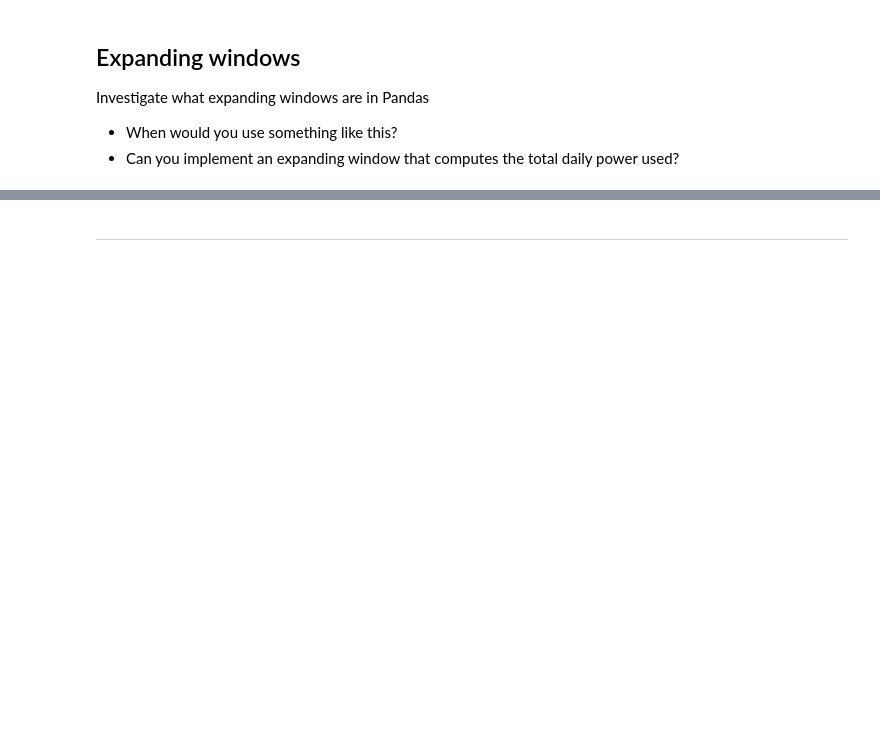
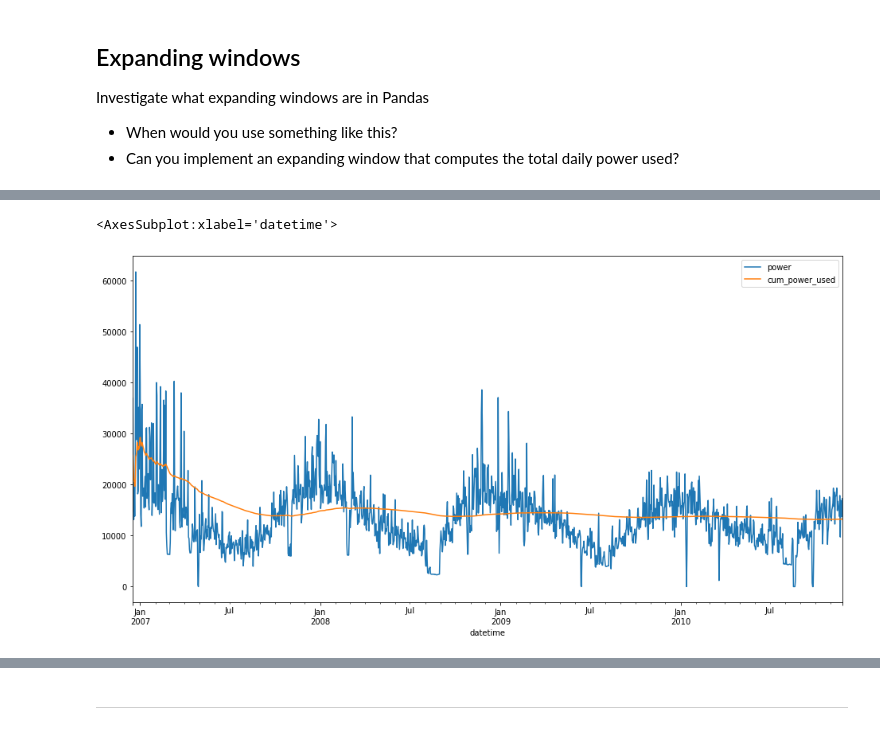
Before and after one commit to JelmerOffenberg/datamind-python, a Jupyter notebook: notebooks/3-feature-engineering.ipynb, the cells around one changed output, grey strips where cells are left out. Cells and saved outputs as stored; diff of their text form; code cells hidden in the pictures; blank space fills up the shorter version.

```diff
--- a/notebooks/3-feature-engineering.ipynb
+++ b/notebooks/3-feature-engineering.ipynb
@@ -62,0 +117,8 @@ Investigate what expanding windows are in Pandas
+# %%
+# Mean
+df.assign(
+    cum_power_used = lambda df: df['power'].expanding().mean()
+)[['power', 'cum_power_used']].plot(figsize=(16,8))
+# %% [output]
+<AxesSubplot:xlabel='datetime'>
+[figure, added]
```
Also changed, not shown: parts of 33 cells of this notebook.
